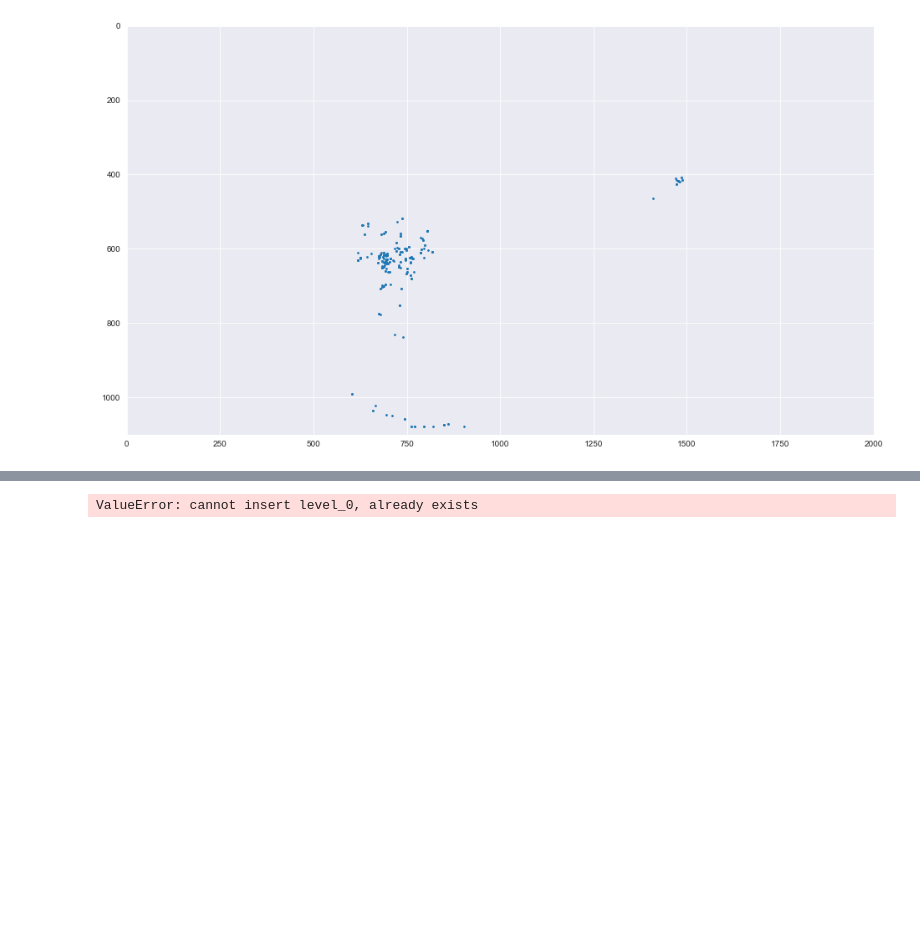
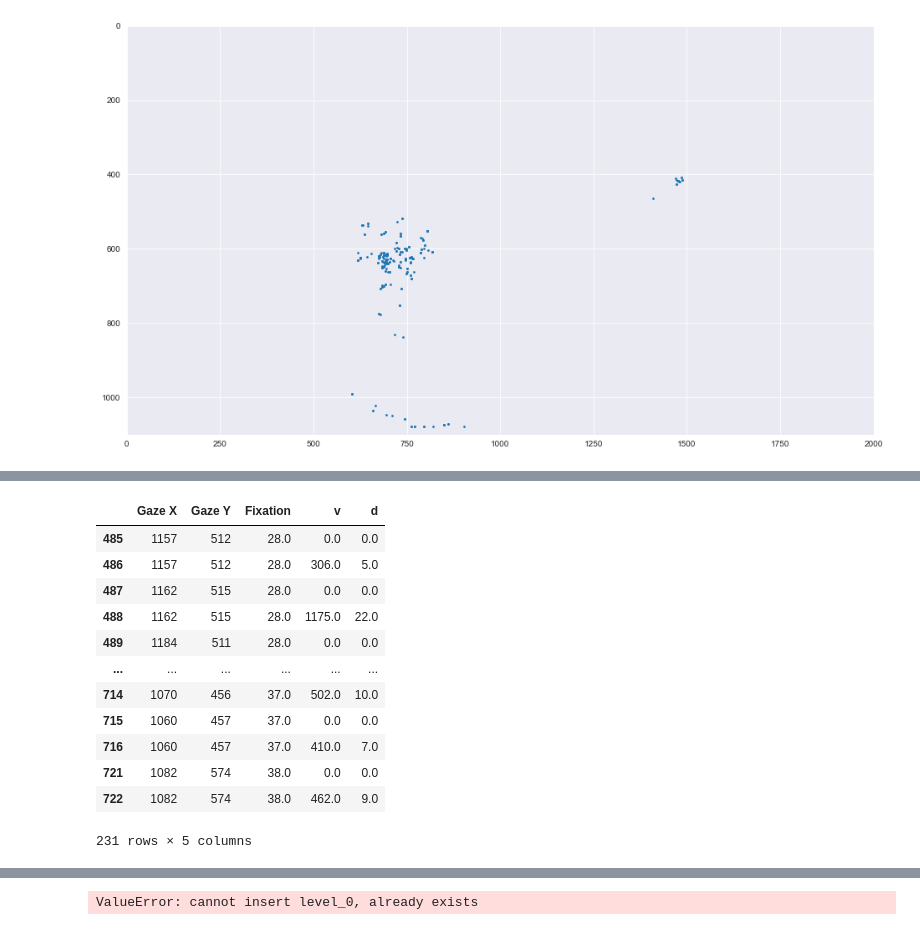
Before and after one commit to giannywise/Eyetracking, a Jupyter notebook: data_analysis.ipynb, the cells around one changed output, grey strips where cells are left out. Drawn from its saved outputs; the diff is of its cells as text; code cells hidden in the pictures; blank space fills up the shorter version.

```diff
--- a/data_analysis.ipynb
+++ b/data_analysis.ipynb
@@ -135,0 +120,18 @@ df_filter[['Gaze X','Gaze Y','Fixation']]
+# %%
+df_filter[['Gaze X','Gaze Y','Fixation','v','d']]
+#df_test = df_filter.loc[(df_filter['Fixation'] == 0) & (df_filter['v'] != 0) == True]
+#df_test[['Gaze X','Gaze Y','Fixation','v','d']]
+# %% [output]
+|  | Gaze X | Gaze Y | Fixation | v | d |
+| 485 | 1157 | 512 | 28.0 | 0.0 | 0.0 |
+| 486 | 1157 | 512 | 28.0 | 306.0 | 5.0 |
+| 487 | 1162 | 515 | 28.0 | 0.0 | 0.0 |
+| 488 | 1162 | 515 | 28.0 | 1175.0 | 22.0 |
+| 489 | 1184 | 511 | 28.0 | 0.0 | 0.0 |
+| ... | ... | ... | ... | ... | ... |
+| 714 | 1070 | 456 | 37.0 | 502.0 | 10.0 |
+| 715 | 1060 | 457 | 37.0 | 0.0 | 0.0 |
+| 716 | 1060 | 457 | 37.0 | 410.0 | 7.0 |
+| 721 | 1082 | 574 | 38.0 | 0.0 | 0.0 |
+| 722 | 1082 | 574 | 38.0 | 462.0 | 9.0 |
+231 rows × 5 columns
```
Also changed, not shown: parts of 5 cells of this notebook, 1 other file.
